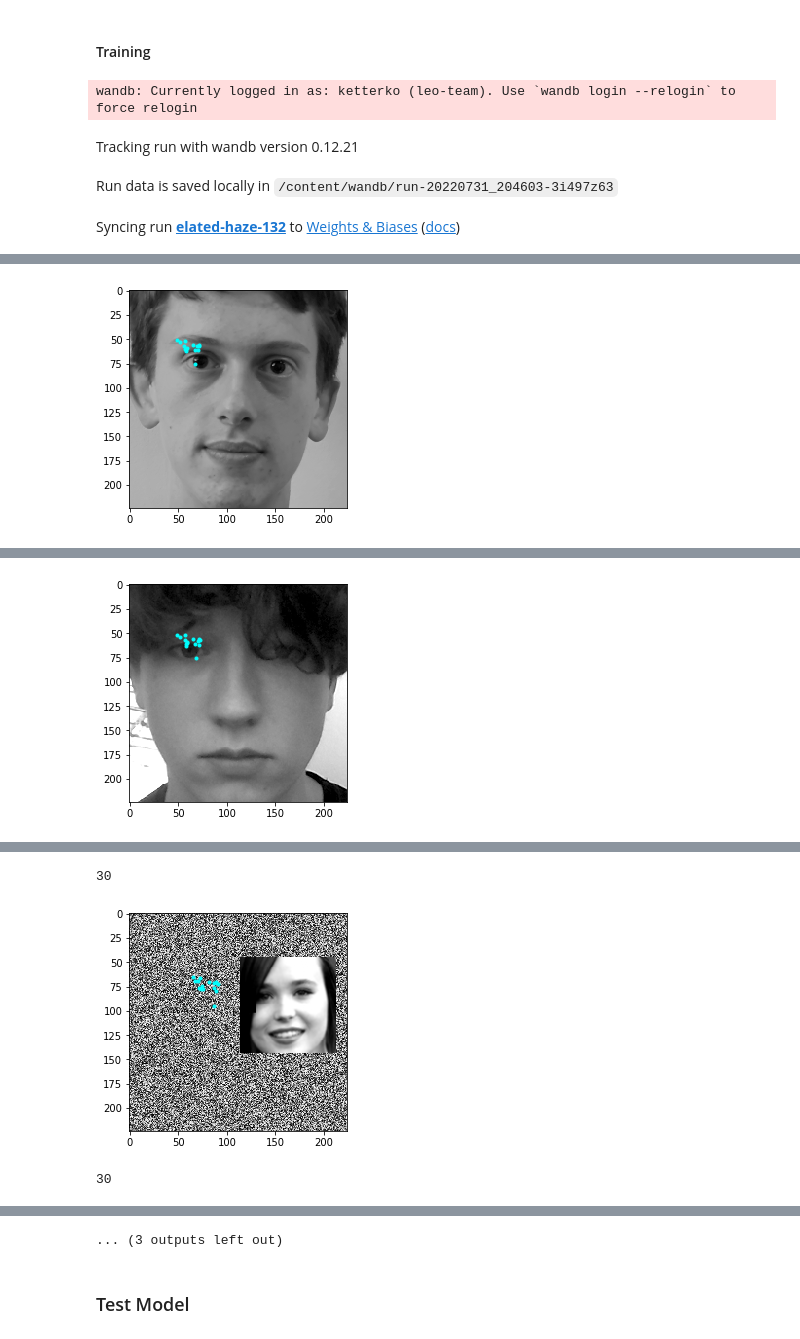
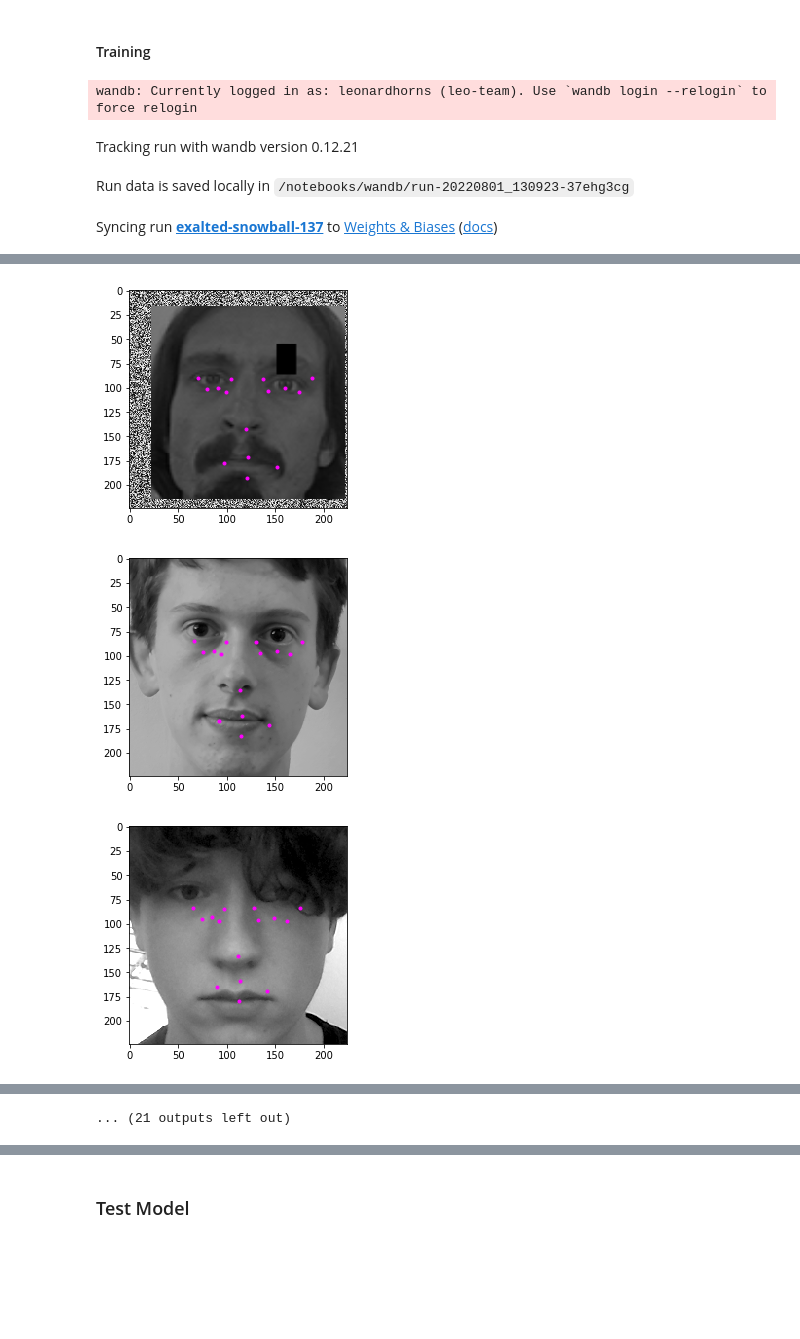
Before and after one commit to ko-redtruck/facial-landmark-detection, a Jupyter notebook: ResNet18_LRScheduler.ipynb, the cells around one changed output, grey strips where cells are left out. Drawn from its saved outputs; the diff is of its cells as text; code cells hidden in the pictures; blank space fills up the shorter version.

Commit message:
Fix scheduler selection

```diff
--- a/ResNet18_LRScheduler.ipynb
+++ b/ResNet18_LRScheduler.ipynb
@@ -280,7 +283,7 @@ networks = {
 }
 
 optimizers = {
-    "Adam": Adam(networks[NET].parameters(), lr=LR, weight_decay=WEIGHT_DECAY),
+    "Adam": Adam(networks[NET].parameters(), weight_decay=WEIGHT_DECAY),
     "AdamW" : AdamW(networks[NET].parameters(), weight_decay=WEIGHT_DECAY)
 
 }
@@ -314,16 +317,18 @@ train_loader, test_loader = get_data_loaders(final_images, final_labels, batch_s
 from torch.optim.lr_scheduler import OneCycleLR, CyclicLR
 
 schedulers = {
-    "OneCycle": OneCycleLR(optimizer, max_lr=MAX_LR, steps_per_epoch=len(train_loader), epochs=EPOCHS)
-    "Cyclic": CyclicLR(optimizer, max_lr=MAX_LR, steps_per_epoch=len(train_loader), epochs=EPOCHS)
+    "OneCycle": OneCycleLR(optimizer, max_lr=MAX_LR, steps_per_epoch=len(train_loader), epochs=EPOCHS),
+    "Cyclic": CyclicLR(optimizer, base_lr=0.0001, max_lr=MAX_LR, mode='triangular2', cycle_momentum=False)
 }
 scheduler = schedulers[LR_SCHEDULER]
 # %% [markdown]
 ### Testing
 # %%
 # open test images
-test_image = Image.open('test-photo-konsti.png')
-test_image_leo = Image.open('test-webcam-leo.png')
+from torchvision.transforms.functional import to_tensor
+
+test_image = to_tensor(Image.open('test-photo-konsti.png'))
+test_image_leo = to_tensor(Image.open('test-webcam-leo.png'))
 # %%
 # plot predictions
 from torchvision.transforms.functional import to_tensor
@@ -340,7 +345,7 @@ def plot_predictions_on_image(net, images, true_labels=None):
 
     for i in range(len(images)):
         plt.scatter(predicted_labels[i][:-1:2], predicted_labels[i][1::2], marker=".", color='magenta')
-        plot_image(images[i], None if labels is None else true_labels[i])
+        plot_image(images[i], None if true_labels is None else true_labels[i])
 # %% [markdown]
 #### Training
 # %%
@@ -353,7 +358,7 @@ def compute_loss(inputs, labels, net, loss_function):
     return loss_function(outputs, labels)
 # %%
 # Init wandb tracking
-wandb.init(project="facial-landmark-detection", entity="leo-team", config={"net": NET, "optimizer": OPTIMIZER, "lr_scheduler": LR_SCHEDULER "final_layer": FC_LAYER, "epochs": EPOCHS, "batch_size": BATCH_SIZE, "max_lr": MAX_LR, "weight decay" : WEIGHT_DECAY, "dataset_multiplier" : DATASET_AUGMENTATION_FACTOR})
+wandb.init(project="facial-landmark-detection", entity="leo-team", config={"net": NET, "optimizer": OPTIMIZER, "lr_scheduler": LR_SCHEDULER, "final_layer": FC_LAYER, "epochs": EPOCHS, "batch_size": BATCH_SIZE, "max_lr": MAX_LR, "weight decay" : WEIGHT_DECAY, "dataset_multiplier" : DATASET_AUGMENTATION_FACTOR})
 
 # loop over the dataset multiple times
 for epoch in range(EPOCHS):
@@ -385,9 +390,10 @@ for epoch in range(EPOCHS):
       test_loss /= len(test_loader)
 
     if (epoch+1)%5==0:
-      plot_predicted_facial_landmarks(test_image)
-      plot_predicted_facial_landmarks(test_image_leo)
-      plot_predicated_faces(test_loader,3)
+        plot_predictions_on_image(net, torch.stack([final_images[0], test_image, test_image_leo]))
+    #   plot_predicted_facial_landmarks(test_image)
+    #   plot_predicted_facial_landmarks(test_image_leo)
+    #   plot_predicated_faces(test_loader,3)
 
     # log error
     print('epoch {}, train loss {}, test loss {}, learning rate {}'.format(epoch+1, train_loss, test_loss, current_learning_rate))
@@ -397,7 +403,7 @@ for epoch in range(EPOCHS):
       "learning_rate": current_learning_rate
     })
 # %% [output]
-wandb: Currently logged in as: ketterko (leo-team). Use `wandb login --relogin` to force relogin
+wandb: Currently logged in as: leonardhorns (leo-team). Use `wandb login --relogin` to force relogin
 Tracking run with wandb version 0.12.21
-Run data is saved locally in /content/wandb/run-20220731_204603-3i497z63
+Run data is saved locally in /notebooks/wandb/run-20220801_130923-37ehg3cg
-Syncing run elated-haze-132 to Weights & Biases (docs)
+Syncing run exalted-snowball-137 to Weights & Biases (docs)
@@ -409 +414,3 @@ epoch 4, train loss 8898.0224609375, test loss 7062.33984375, learning rate 0.00
-[figure, old version]
+[figure, new version]
+[figure, new version]
+[figure, new version]
@@ -411 +421,0 @@ epoch 4, train loss 8898.0224609375, test loss 7062.33984375, learning rate 0.00
-[figure, old version]
@@ -412,3 +425 @@ epoch 4, train loss 8898.0224609375, test loss 7062.33984375, learning rate 0.00
-30
+... (21 outputs left out)
-[figure, old version]
-30
@@ -416,4 +426,3 @@ epoch 4, train loss 8898.0224609375, test loss 7062.33984375, learning rate 0.00
-... (3 outputs left out)
 # %% [markdown]
 ### Test Model
 # %%
```
Also changed, not shown: parts of 7 cells of this notebook.
